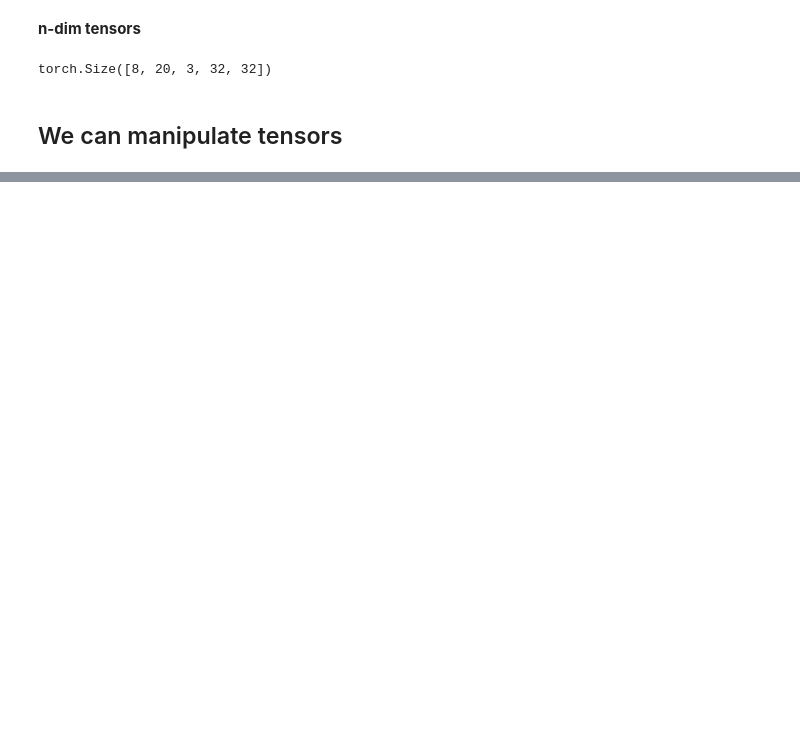
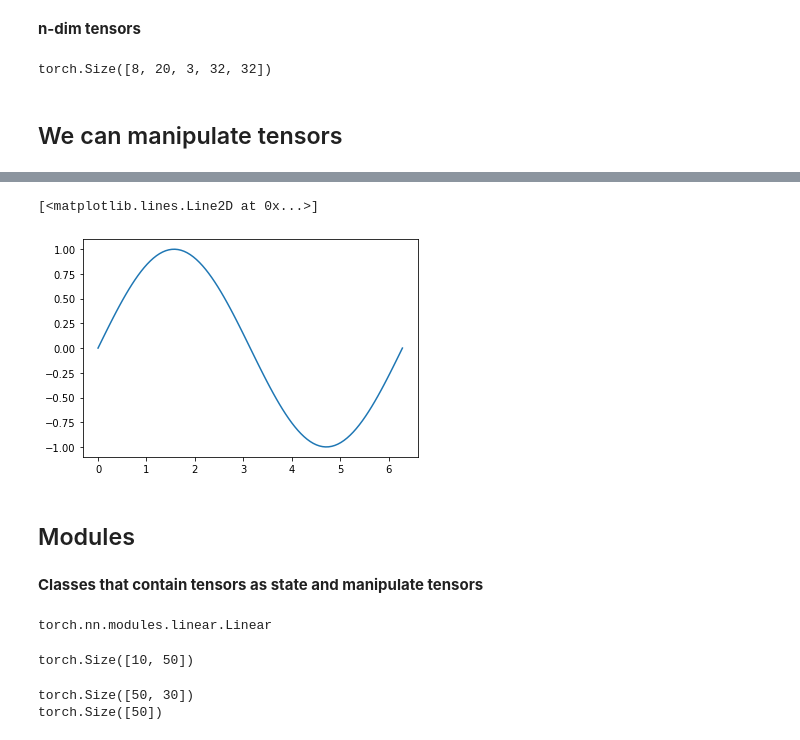
Before and after one commit to ichko/ml-playground, a Jupyter notebook: dream-seminar/01-torch-primer.ipynb, the cells around one changed output, grey strips where cells are left out. Drawn from its saved outputs; the diff is of its cells as text; code cells hidden in the pictures; blank space fills up the shorter version.

```diff
--- a/dream-seminar/01-torch-primer.ipynb
+++ b/dream-seminar/01-torch-primer.ipynb
@@ -90,0 +155,30 @@ t = torch.rand(8, 20, 3, 32, 32)
+# %%
+x = torch.linspace(0, torch.pi * 2, 100)
+y = torch.sin(x)
+
+plt.plot(x, y)
+# %% [output]
+[<matplotlib.lines.Line2D at 0x...>]
+[figure, added]
+# %% [markdown]
+## Modules
+# %% [markdown]
+**Classes that contain tensors as state and manipulate tensors**
+# %%
+nn.Linear
+# %% [output]
+torch.nn.modules.linear.Linear
+# %%
+inp = torch.rand(10, 30) * 10
+m = nn.Linear(30, 50)
+
+out = m(inp)
+out.shape
+# %% [output]
+torch.Size([10, 50])
+# %%
+for p in m.parameters():
+    print(p.shape)
+# %% [output]
+torch.Size([50, 30])
+torch.Size([50])
```
Also changed, not shown: parts of 20 cells of this notebook.
